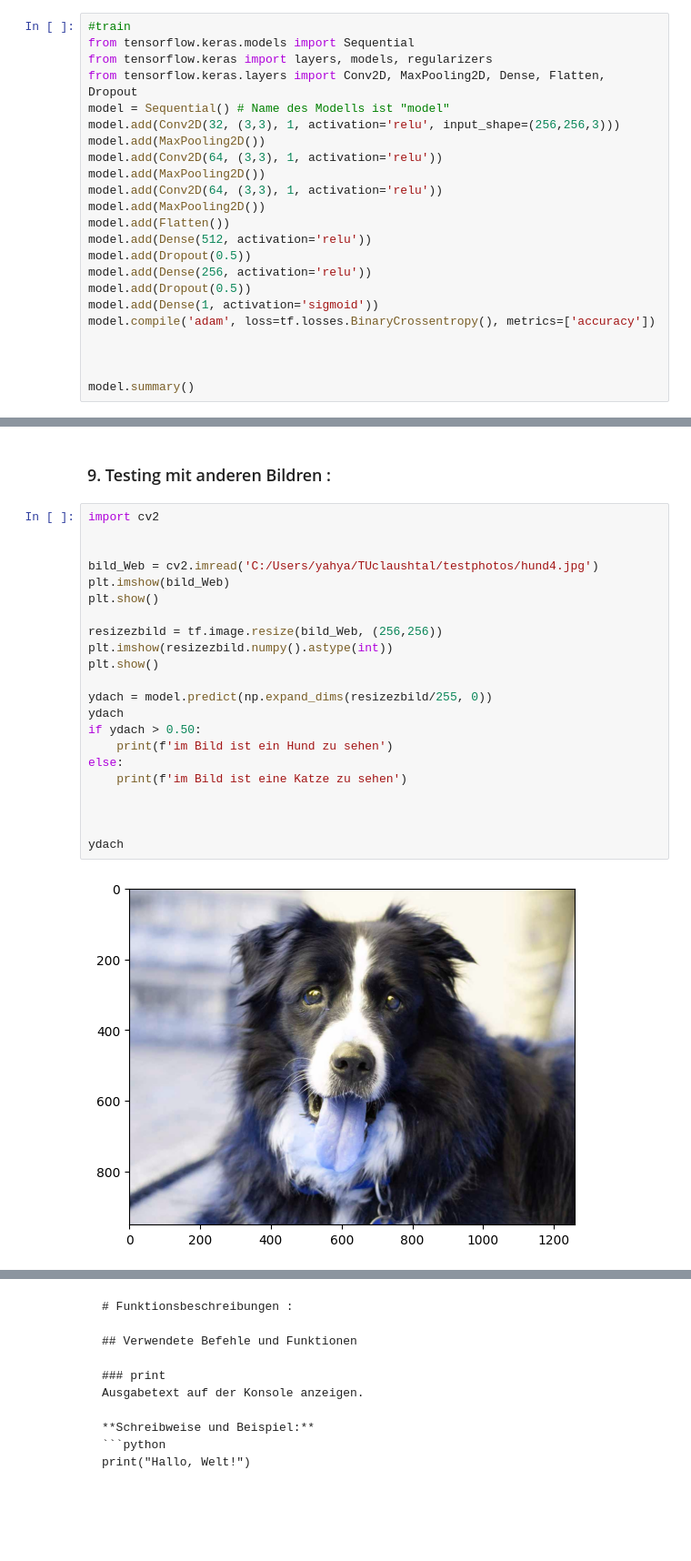
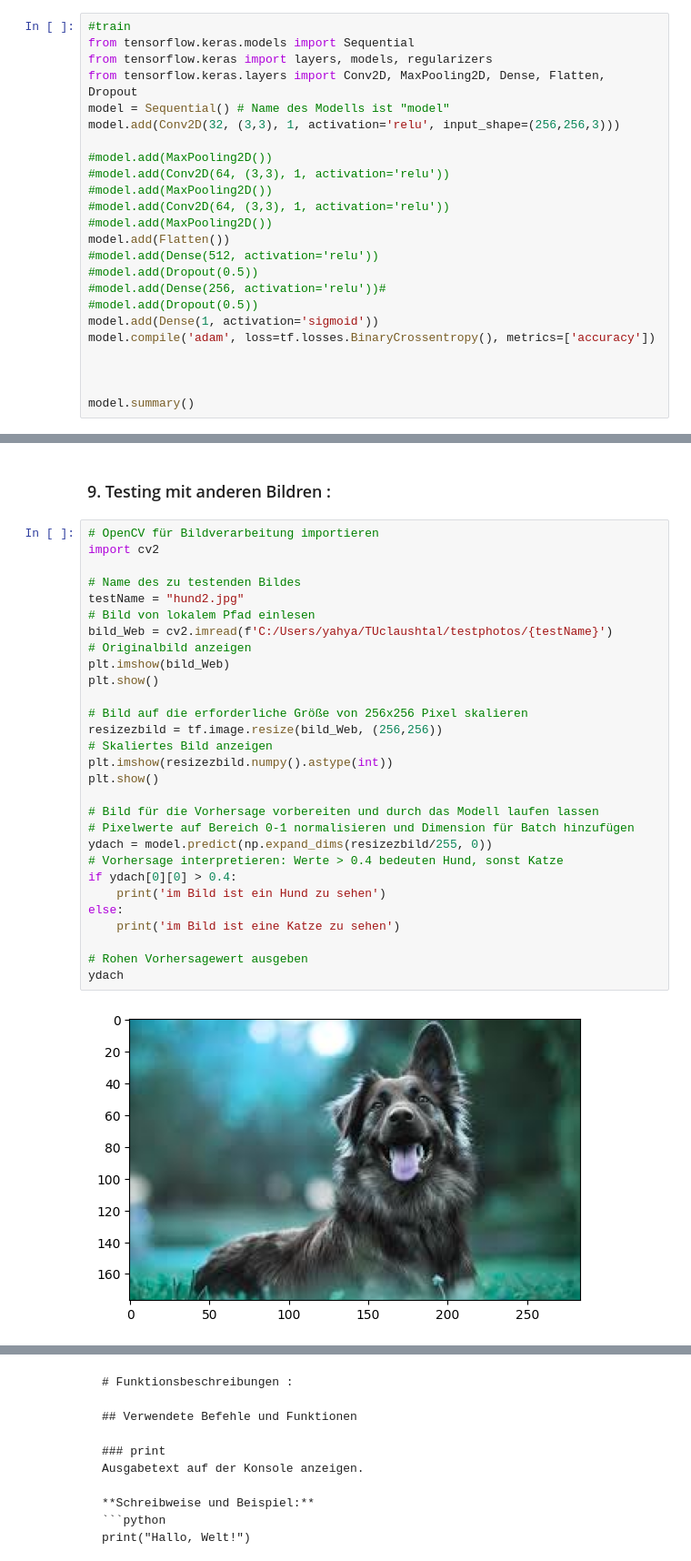
Before and after one commit to ZeroDTE/TUclaushtal, a Jupyter notebook: CatDog.ipynb, the cells around one changed output, grey strips where cells are left out. Shown at 91% size. Cells and saved outputs as stored; diff of their text form; blank space fills up the shorter version.

```diff
--- a/CatDog.ipynb
+++ b/CatDog.ipynb
@@ -281,16 +261,17 @@ from tensorflow.keras import layers, models, regularizers
 from tensorflow.keras.layers import Conv2D, MaxPooling2D, Dense, Flatten, Dropout
 model = Sequential() # Name des Modells ist "model"
 model.add(Conv2D(32, (3,3), 1, activation='relu', input_shape=(256,256,3)))
-model.add(MaxPooling2D())
-model.add(Conv2D(64, (3,3), 1, activation='relu'))
-model.add(MaxPooling2D())
-model.add(Conv2D(64, (3,3), 1, activation='relu'))
-model.add(MaxPooling2D())
+
+#model.add(MaxPooling2D())
+#model.add(Conv2D(64, (3,3), 1, activation='relu'))
+#model.add(MaxPooling2D())
+#model.add(Conv2D(64, (3,3), 1, activation='relu'))
+#model.add(MaxPooling2D())
 model.add(Flatten())
-model.add(Dense(512, activation='relu'))
-model.add(Dropout(0.5))
-model.add(Dense(256, activation='relu'))
-model.add(Dropout(0.5))
+#model.add(Dense(512, activation='relu'))
+#model.add(Dropout(0.5))
+#model.add(Dense(256, activation='relu'))#
+#model.add(Dropout(0.5))
 model.add(Dense(1, activation='sigmoid'))
 model.compile('adam', loss=tf.losses.BinaryCrossentropy(), metrics=['accuracy'])
 
@@ -412,26 +411,33 @@ print(f'{pre.result()}, {re.result()}, {acc.result()}')
 # %% [markdown]
 ### 9. Testing mit anderen Bildren :
 # %%
+# OpenCV für Bildverarbeitung importieren
 import cv2
 
-
-bild_Web = cv2.imread('C:/Users/yahya/TUclaushtal/testphotos/hund4.jpg')
+# Name des zu testenden Bildes
+testName = "hund2.jpg"
+# Bild von lokalem Pfad einlesen
+bild_Web = cv2.imread(f'C:/Users/yahya/TUclaushtal/testphotos/{testName}')
+# Originalbild anzeigen
 plt.imshow(bild_Web)
 plt.show()
 
+# Bild auf die erforderliche Größe von 256x256 Pixel skalieren
 resizezbild = tf.image.resize(bild_Web, (256,256))
+# Skaliertes Bild anzeigen
 plt.imshow(resizezbild.numpy().astype(int))
 plt.show()
 
+# Bild für die Vorhersage vorbereiten und durch das Modell laufen lassen
+# Pixelwerte auf Bereich 0-1 normalisieren und Dimension für Batch hinzufügen
 ydach = model.predict(np.expand_dims(resizezbild/255, 0))
+# Vorhersage interpretieren: Werte > 0.4 bedeuten Hund, sonst Katze
+if ydach[0][0] > 0.4:
+    print('im Bild ist ein Hund zu sehen')
+else:
+    print('im Bild ist eine Katze zu sehen')
+
+# Rohen Vorhersagewert ausgeben
 ydach
-if ydach > 0.50:
-    print(f'im Bild ist ein Hund zu sehen')
-else:
-    print(f'im Bild ist eine Katze zu sehen')
-
-
-
-ydach
 # %% [output]
-[figure, old version]
+[figure, new version]
```
Also changed, not shown: parts of 11 cells of this notebook.
